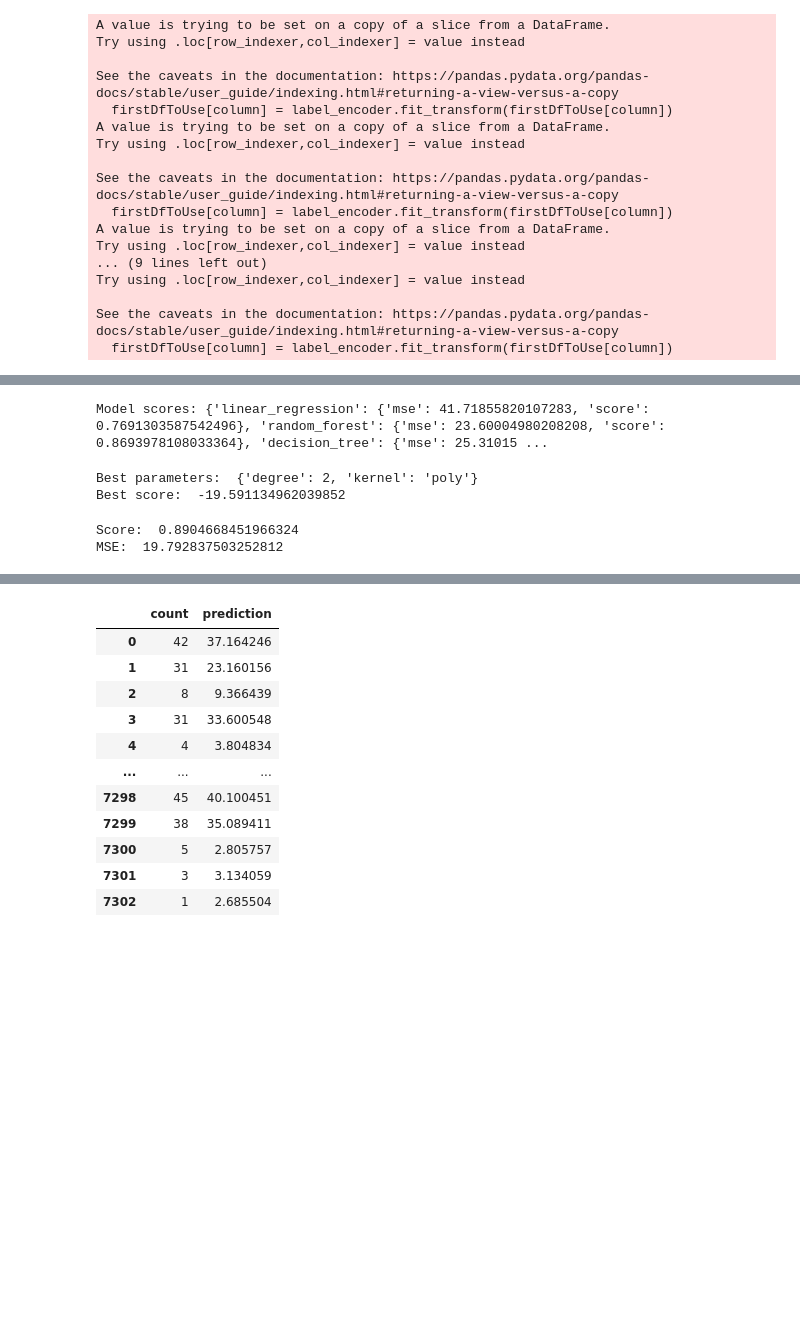
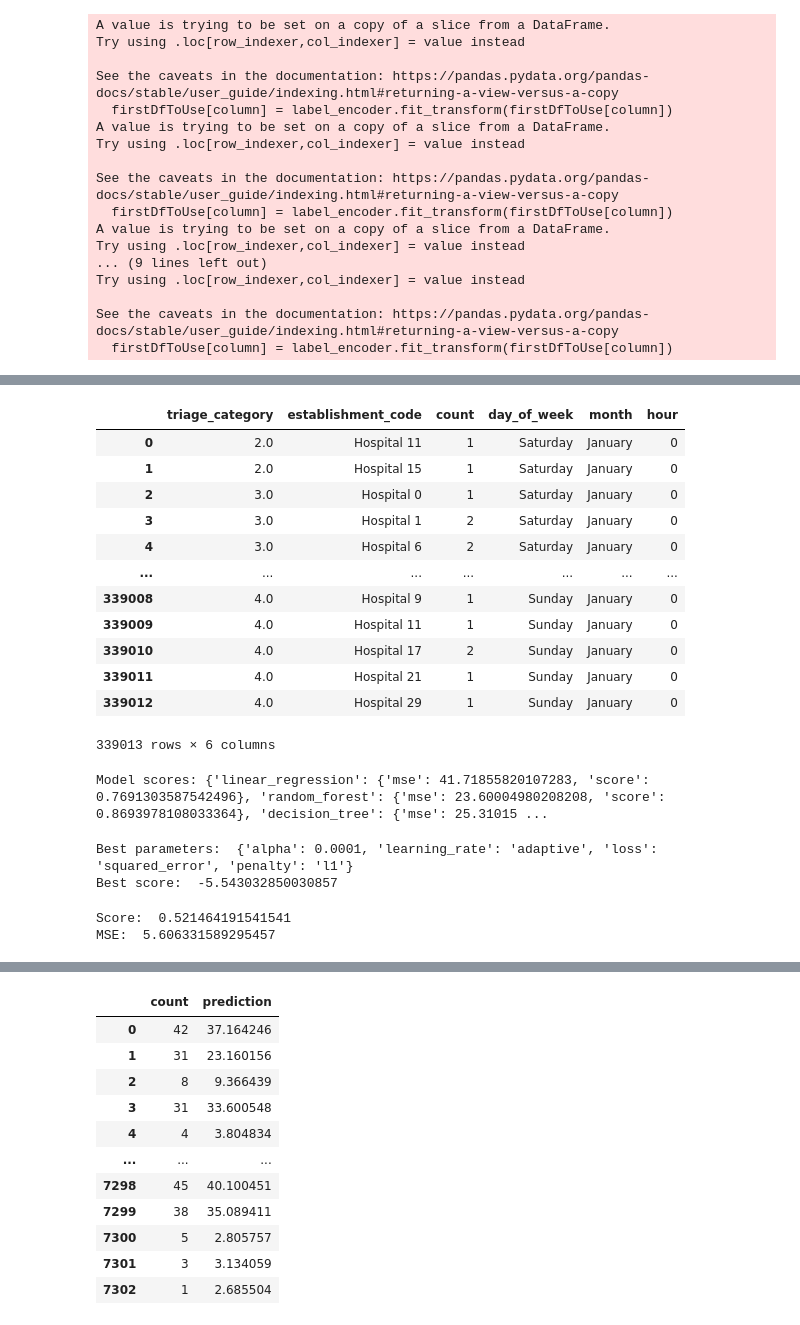
Before and after one commit to JuanNavarro-DD/WAHealthHackathon-DataDucks, a Jupyter notebook: test_notebook.ipynb, the cells around one changed output, grey strips where cells are left out. Drawn from its saved outputs; the diff is of its cells as text; code cells hidden in the pictures; blank space fills up the shorter version.

```diff
--- a/test_notebook.ipynb
+++ b/test_notebook.ipynb
@@ -161,3 +181,19 @@ people_count_org_nodatetime = people_count_org.drop(columns=['presentation_datet
+# %%
+people_count_org_nodatetime
+# %% [output]
+|  | triage_category | establishment_code | count | day_of_week | month | hour |
+| 0 | 2.0 | Hospital 11 | 1 | Saturday | January | 0 |
+| 1 | 2.0 | Hospital 15 | 1 | Saturday | January | 0 |
+| 2 | 3.0 | Hospital 0 | 1 | Saturday | January | 0 |
+| 3 | 3.0 | Hospital 1 | 2 | Saturday | January | 0 |
+| 4 | 3.0 | Hospital 6 | 2 | Saturday | January | 0 |
+| ... | ... | ... | ... | ... | ... | ... |
+| 339008 | 4.0 | Hospital 9 | 1 | Sunday | January | 0 |
+| 339009 | 4.0 | Hospital 11 | 1 | Sunday | January | 0 |
+| 339010 | 4.0 | Hospital 17 | 2 | Sunday | January | 0 |
+| 339011 | 4.0 | Hospital 21 | 1 | Sunday | January | 0 |
+| 339012 | 4.0 | Hospital 29 | 1 | Sunday | January | 0 |
+339013 rows × 6 columns
 # %%
 from sklearn.model_selection import train_test_split
 from sklearn.preprocessing import OneHotEncoder
@@ -224,7 +260,7 @@ from sklearn.model_selection import train_test_split
 
 preprocessor = ColumnTransformer(
     transformers=[
-        ('cat', OneHotEncoder(), ['day_of_week', 'month', 'hour', 'triage_category'])
+        ('cat', OneHotEncoder(), ['day_of_week', 'month', 'hour', 'triage_category', 'establishment_code'])
     ])
 
 # Preprocess the data
@@ -246,31 +282,59 @@ best_model = grid_search.best_estimator_
 
 print("Best parameters: ", grid_search.best_params_)
 print("Best score: ", grid_search.best_score_)
-# %% [output]
-Best parameters:  {'degree': 2, 'kernel': 'poly'}
-Best score:  -19.591134962039852
+# %%
+from sklearn.model_selection import GridSearchCV
+from sklearn.linear_model import SGDRegressor
+from sklearn.preprocessing import OneHotEncoder
+from joblib import dump
+
+# Assuming df is your DataFrame
+encoder = OneHotEncoder(handle_unknown='ignore')
+X = encoder.fit_transform(people_count_org[['day_of_week', 'month', 'hour', 'triage_category', 'establishment_code']])
+y = people_count_org['count']
+
+# Define the model and the parameters grid
+model = SGDRegressor()
+param_grid = {
+    'alpha': [0.0001, 0.001, 0.01, 0.1, 1, 10, 100],
+    'loss': ['squared_error', 'huber', 'epsilon_insensitive'],
+    'penalty': ['l2', 'l1', 'elasticnet'],
+    'learning_rate': ['constant', 'optimal', 'invscaling', 'adaptive'],
+}
+
+# Perform grid search
+grid_search = GridSearchCV(model, param_grid, cv=5, scoring='neg_mean_squared_error')
+grid_search.fit(X, y)
+best_model = grid_search.best_estimator_
+
+print("Best parameters: ", grid_search.best_params_)
+print("Best score: ", grid_search.best_score_)
+# dump(best_model, 'best_model.joblib')
+# %% [output]
+Best parameters:  {'alpha': 0.0001, 'learning_rate': 'adaptive', 'loss': 'squared_error', 'penalty': 'l1'}
+Best score:  -5.543032850030857
 # %%
 from sklearn.metrics import mean_squared_error
-from sklearn.compose import ColumnTransformer
-from sklearn.svm import SVR
+from sklearn.linear_model import SGDRegressor
 from sklearn.preprocessing import OneHotEncoder
 from sklearn.model_selection import train_test_split
-from sklearn.ensemble import RandomForestRegressor
 
 
-preprocessor = ColumnTransformer(
-    transformers=[
-        ('cat', OneHotEncoder(), ['day_of_week', 'month', 'hour', 'triage_category'])
-    ])
+encoder = OneHotEncoder(handle_unknown='ignore')
+
+# preprocessor = ColumnTransformer(
+#     transformers=[
+#         ('cat', OneHotEncoder(), ['day_of_week', 'month', 'hour', 'triage_category', 'establishment_code'])
+#     ])
 
 # Preprocess the data
-X = preprocessor.fit_transform(people_count_org_nodatetime.drop(columns=['count']))
-y = people_count_org_nodatetime[['count']].to_numpy().ravel()
+X = encoder.fit_transform(people_count_org.drop(columns=['count']))
+y = people_count_org[['count']].to_numpy().ravel()
 
 # Split the data
 X_train, X_test, y_train, y_test = train_test_split(X, y, test_size=0.2, random_state=42)
 
-model = SVR(kernel='poly', degree=2)
+model = SGDRegressor(alpha= 0.0001, learning_rate='adaptive', loss='squared_error', penalty='l1')
 # model = SVR()
 # model = RandomForestRegressor()
 model.fit(X_train, y_train)
@@ -280,5 +344,5 @@ mse = mean_squared_error(y_test, predictions)
 print("Score: ", score)
 print("MSE: ", mse)
 # %% [output]
-Score:  0.8904668451966324
-MSE:  19.792837503252812
+Score:  0.521464191541541
+MSE:  5.606331589295457
```
Also changed, not shown: parts of 21 cells of this notebook, 40 other files.
